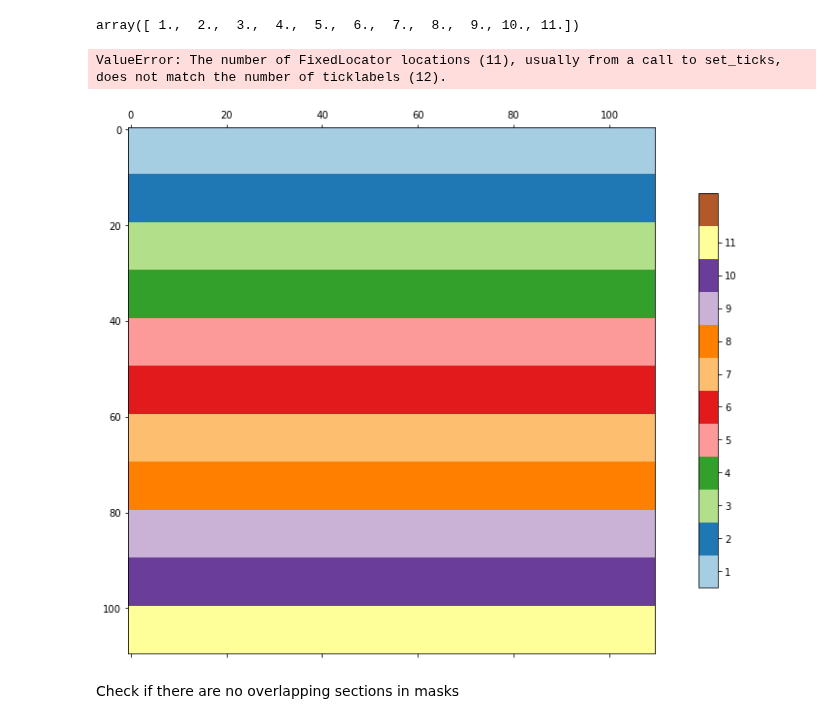
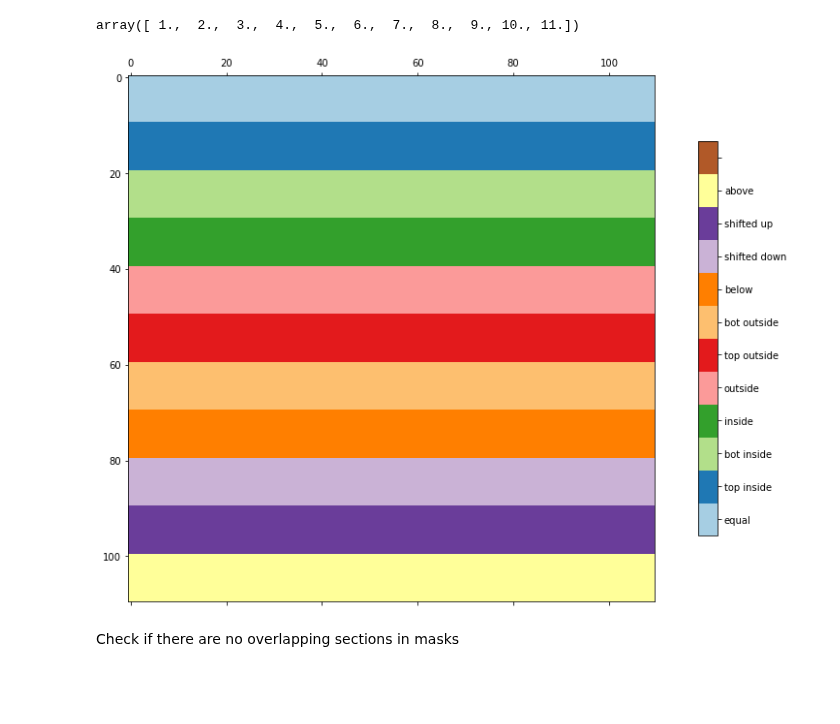
Before and after one commit to gwmod/nlmod, a Jupyter notebook: examples/06_compare_layermodels.ipynb, the cells around one changed output. Drawn from its saved outputs; the diff is of its cells as text; code cells hidden in the pictures; blank space fills up the shorter version.

Commit message:
fix error in notebook

```diff
--- a/examples/06_compare_layermodels.ipynb
+++ b/examples/06_compare_layermodels.ipynb
@@ -137,29 +137,28 @@ array([ 1.,  2.,  3.,  4.,  5.,  6.,  7.,  8.,  9., 10., 11.])
 # %%
 cmap = mpl.cm.Paired
 norm = mpl.colors.Normalize(vmin=0.5, vmax=12.5)
 
 fig, ax =  plt.subplots(1, 1, figsize=(16, 10))
 im = ax.matshow(compare, cmap=cmap, norm=norm)
 cbar = plt.colorbar(im, shrink=0.75)
 names = [
     "equal",
     "top inside",
     "bot inside",
     "inside",
     "outside",
     "top outside",
     "bot outside",
     "below",
     "shifted down",
     "shifted up",
     "above",
     " ",
 ]
-cbar.set_ticks(range(1, 12))
+cbar.set_ticks(range(1, 13))
 cbar.ax.set_yticklabels(names);
 # %% [output]
-ValueError: The number of FixedLocator locations (11), usually from a call to set_ticks, does not match the number of ticklabels (12).
-[figure, old version]
+[figure, new version]
 # %% [markdown]
 Check if there are no overlapping sections in masks
 # %%
```
Also changed, not shown: parts of 4 cells of this notebook.
